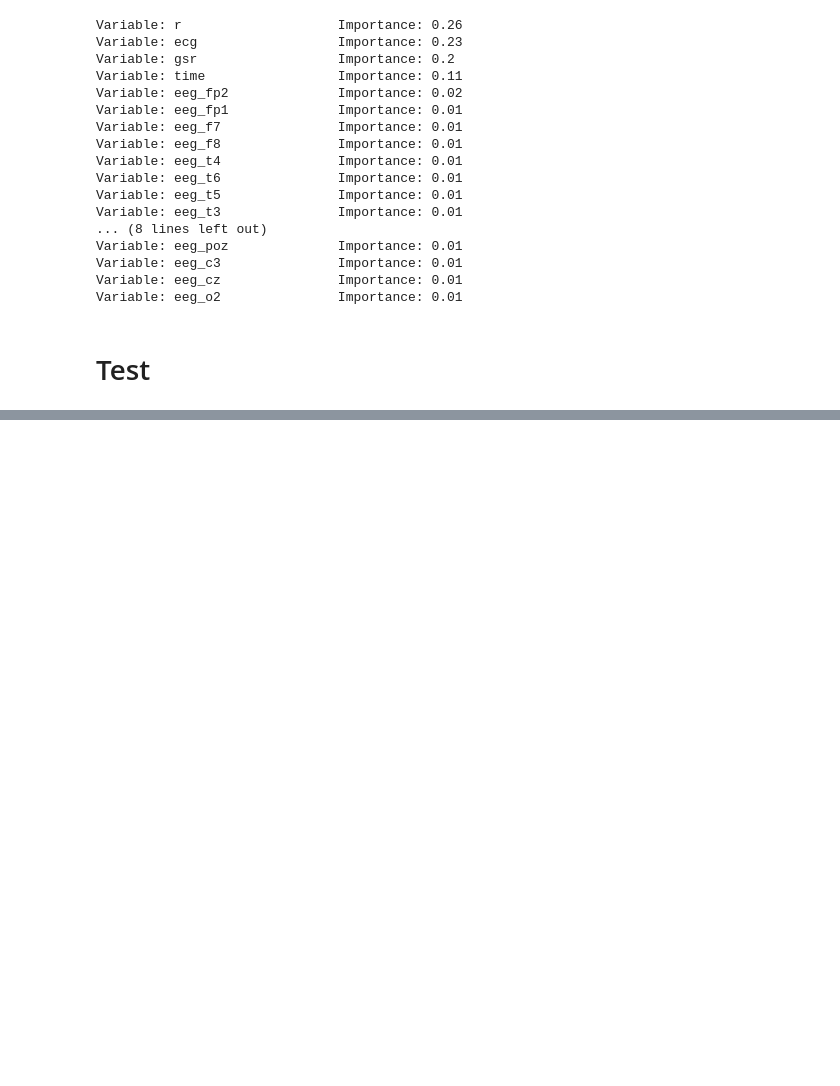
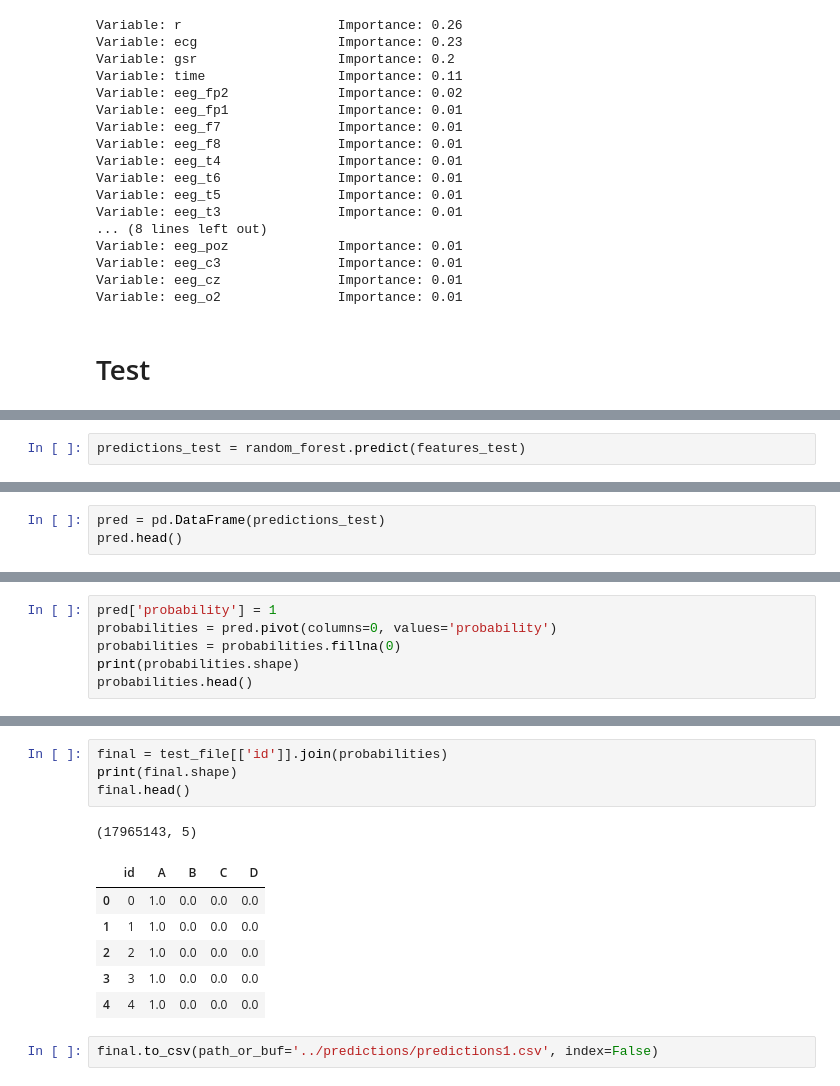
Before and after one commit to ST7oo/reducing-aviation-fatalities, a Jupyter notebook: t1.ipynb, the cells around one changed output, grey strips where cells are left out. Drawn from its saved outputs; the diff is of its cells as text; blank space fills up the shorter version.

```diff
--- a/t1.ipynb
+++ b/t1.ipynb
@@ -106,0 +127,2 @@ test_file.head()
+# %%
+predictions_test = random_forest.predict(features_test)
@@ -106,0 +139,3 @@ test_file.head()
+# %%
+pred = pd.DataFrame(predictions_test)
+pred.head()
@@ -106,0 +149,6 @@ test_file.head()
+# %%
+pred['probability'] = 1
+probabilities = pred.pivot(columns=0, values='probability')
+probabilities = probabilities.fillna(0)
+print(probabilities.shape)
+probabilities.head()
@@ -106,0 +163,14 @@ test_file.head()
+# %%
+final = test_file[['id']].join(probabilities)
+print(final.shape)
+final.head()
+# %% [output]
+(17965143, 5)
+|  | id | A | B | C | D |
+| 0 | 0 | 1.0 | 0.0 | 0.0 | 0.0 |
+| 1 | 1 | 1.0 | 0.0 | 0.0 | 0.0 |
+| 2 | 2 | 1.0 | 0.0 | 0.0 | 0.0 |
+| 3 | 3 | 1.0 | 0.0 | 0.0 | 0.0 |
+| 4 | 4 | 1.0 | 0.0 | 0.0 | 0.0 |
+# %%
+final.to_csv(path_or_buf='../predictions/predictions1.csv', index=False)
```
Also changed, not shown: parts of 7 cells of this notebook.
